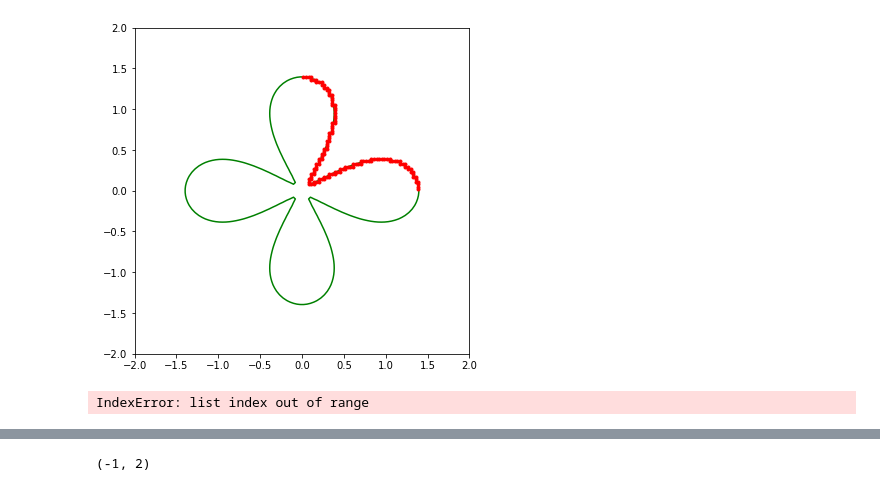
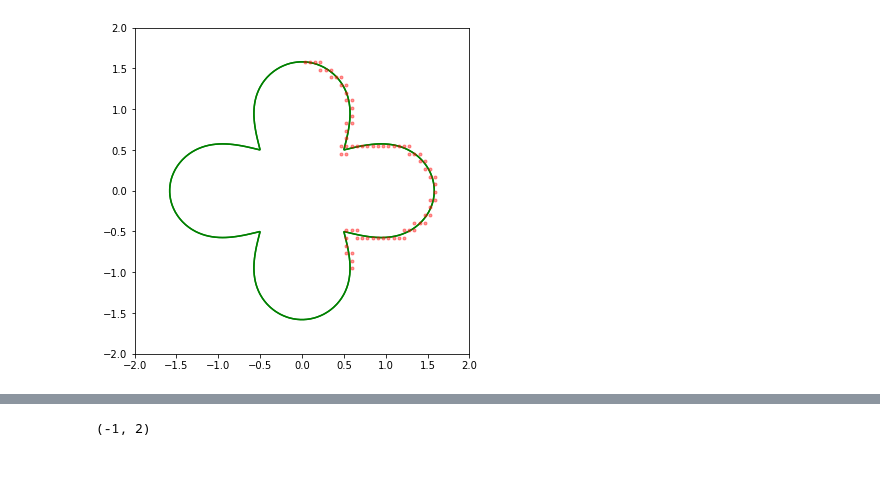
Before and after one commit to gszep/double-exclusive-reporter, a Jupyter notebook: bisection-method.ipynb, the cells around one changed output, grey strips where cells are left out. Cells and saved outputs as stored; diff of their text form; code cells hidden in the pictures.

```diff
--- a/bisection-method.ipynb
+++ b/bisection-method.ipynb
@@ -79,33 +95,29 @@ class Interval(object) :
 # %%
 def f(x,y) :
-    return x**2 + y**2-0.01-2*abs(sin(x+y)*sin(y-x))
+    return x**2 + y**2-0.5-2*abs(sin(x+y)*sin(y-x))
 
-def g(x,y) :
-    return x + y -1
 
 def k(x,y) :
     return x - y - 1/3
 
-def h(x,y) :
+def h(x,y,k=0) :
     return array([f(x,y)])
 # %%
 xyrange = (-2,2)
 d = linspace(*xyrange,num=100)
 mesh = meshgrid(d,d)
 # %%
-bounds = [[0,0],[2,2]]
-precision = 0.05
+interval = array([[0,-1],[2,2]])
+precision = 0.1
+sss = Interval(interval).roots
 
-interval = Interval(bounds)
-interval.refine()
+k = 0.5
+figure(figsize=(6,6))
 
+contour(*mesh, h(*mesh,k)[0],levels=[0],colors=['g'])
+contour(*mesh, f(*mesh),levels=[0],colors=['g'])
 
-interval.bisect(h,precision)
-
-figure(figsize=(6,6))
-# contour(*mesh, g(*mesh),levels=[0],colors=['g'])
-# contour(*mesh, k(*mesh),levels=[0],colors=['g'])
-
-interval.show(h,precision)
-contour(*mesh, f(*mesh),levels=[0],colors=['g'])
+%time roots = list(sss(h,precision,k=k))
+for root in roots :
+    plot(*root,'r.',alpha=0.4)
 # %% [output]
@@ -113,5 +126 @@ contour(*mesh, f(*mesh),levels=[0],colors=['g'])
-[figure, old version]
+[figure, new version]
-# %%
-interval.refinements[0].refinements[1].refinements[0].shift
-# %% [output]
-IndexError: list index out of range
```
Also changed, not shown: parts of 16 cells of this notebook, 12 other files.
